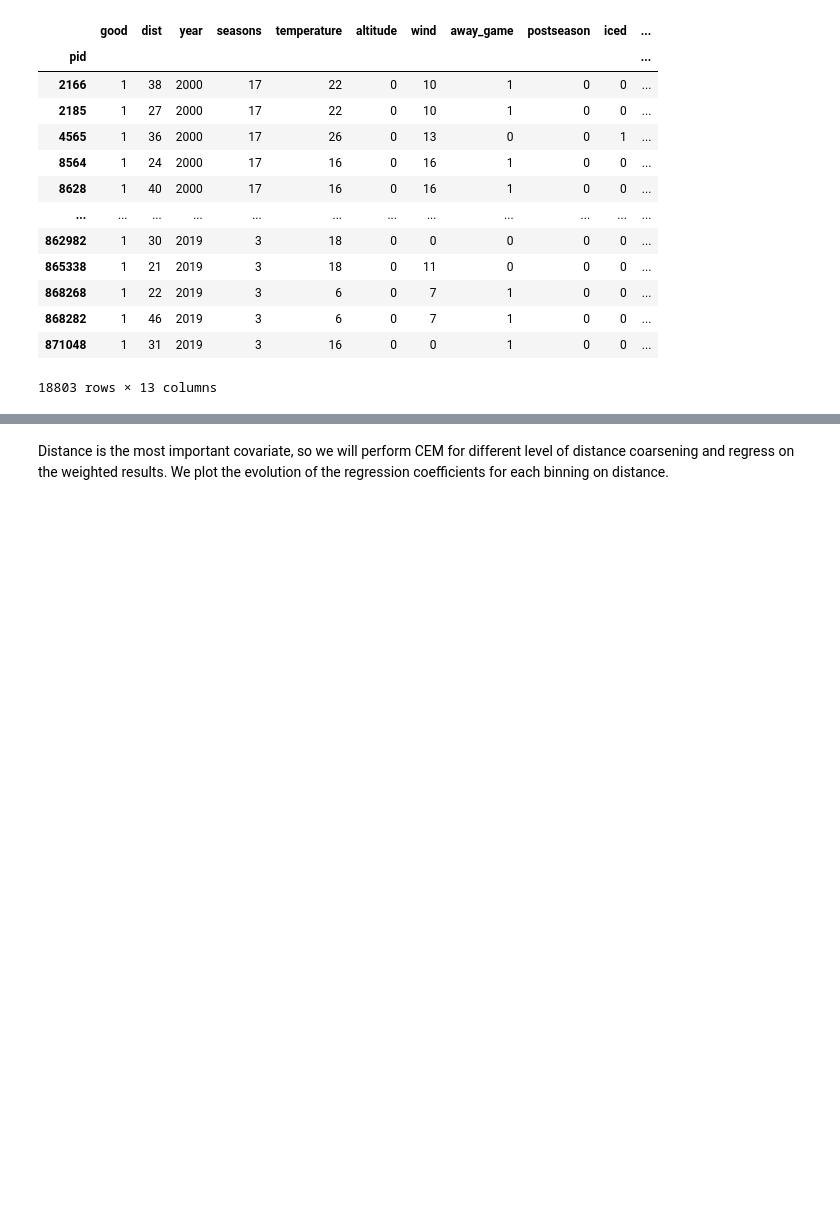
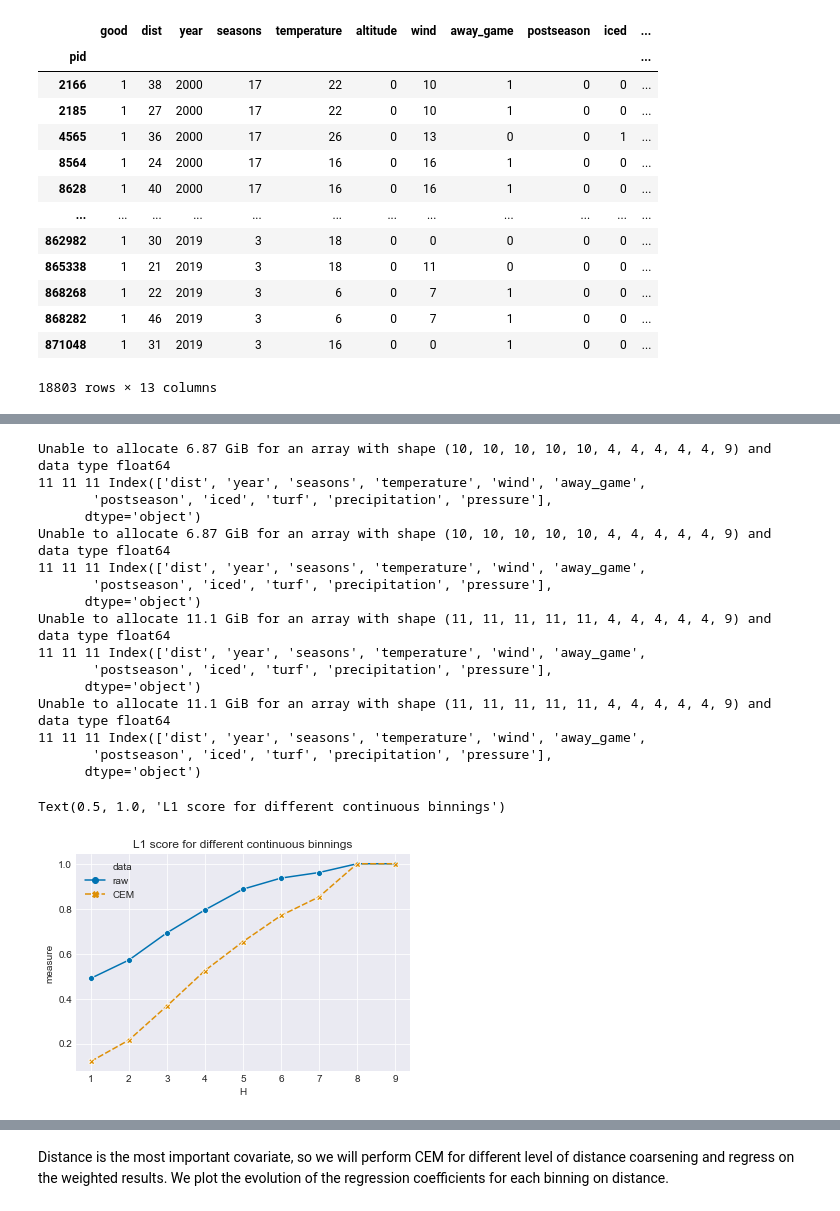
Before and after one commit to lewisbails/nfl-project, a Jupyter notebook: notebooks/field_goals.ipynb, the cells around one changed output, grey strips where cells are left out. Drawn from its saved outputs; the diff is of its cells as text; code cells hidden in the pictures; blank space fills up the shorter version.

```diff
--- a/notebooks/field_goals.ipynb
+++ b/notebooks/field_goals.ipynb
@@ -104,0 +111,18 @@ L1, which is a metric of the joint-distribution of covariates, should be monoton
+# %%
+coarsening = {
+    'dist': {'bins': 4, 'cut': 'cut'}, # relax over
+    'year': {'bins': 4, 'cut': 'cut'}, # uniform so qcut=cut
+    'seasons': {'bins': [0, 0.25, 0.75, 1], 'cut': 'qcut'}, # quantiles
+    'temperature': {'bins': [0, 0.05, 0.5, 0.95, 1], 'cut': 'qcut'}, #quantiles
+    'wind': {'bins': [-1, 6, 18, 41], 'cut': 'cut'},
+    'pressure': {'bins': [-1,1,4,6], 'cut': 'cut'},
+    'postseason': {'bins': 2, 'cut': 'cut'},
+    'iced': {'bins': 2, 'cut': 'cut'},
+    'precipitation': {'bins': 2, 'cut': 'cut'},
+    'altitude': {'bins': 2, 'cut': 'cut'},
+    'turf': {'bins': 2, 'cut': 'cut'},
+    'away_game': {'bins': 2, 'cut': 'cut'},
+    'altitude': {'bins': 2, 'cut': 'cut'},
+}
+coarsening.pop(T)
+coarsening
@@ -104,0 +141,33 @@ L1, which is a metric of the joint-distribution of covariates, should be monoton
+# %%
+weights = CEM.match(df.drop('good', axis=1), T, coarsening)
+# %%
+rows = []
+cont_bins = range(1,10)
+for H in cont_bins:
+    # we use H bins for continuous variables when evaluating imbalance
+    original_imbalance, (bins, ranges) = CEM.imbalance(df.drop('good', axis=1), T, continuous=continuous, H=H, retargs=True)
+    rows.append(pd.Series({'data':'raw', 'measure':original_imbalance, 'H': H}))
+    cem_imbalance = CEM.imbalance(df.drop('good', axis=1).loc[weights>0, :], T, bins=bins, ranges=ranges) # same bins and ranges as raw data histogram
+    rows.append(pd.Series({'data':'CEM', 'measure':cem_imbalance, 'H': H}))
+imbalance = pd.DataFrame.from_records(rows)
+ax = sns.lineplot(x='H', y='measure', hue='data', data=imbalance, markers=True, style='data')
+ax.set_title('L1 score for different continuous binnings')
+# %% [output]
+Unable to allocate 6.87 GiB for an array with shape (10, 10, 10, 10, 10, 4, 4, 4, 4, 4, 9) and data type float64
+11 11 11 Index(['dist', 'year', 'seasons', 'temperature', 'wind', 'away_game',
+       'postseason', 'iced', 'turf', 'precipitation', 'pressure'],
+      dtype='object')
+Unable to allocate 6.87 GiB for an array with shape (10, 10, 10, 10, 10, 4, 4, 4, 4, 4, 9) and data type float64
+11 11 11 Index(['dist', 'year', 'seasons', 'temperature', 'wind', 'away_game',
+       'postseason', 'iced', 'turf', 'precipitation', 'pressure'],
+      dtype='object')
+Unable to allocate 11.1 GiB for an array with shape (11, 11, 11, 11, 11, 4, 4, 4, 4, 4, 9) and data type float64
+11 11 11 Index(['dist', 'year', 'seasons', 'temperature', 'wind', 'away_game',
+       'postseason', 'iced', 'turf', 'precipitation', 'pressure'],
+      dtype='object')
+Unable to allocate 11.1 GiB for an array with shape (11, 11, 11, 11, 11, 4, 4, 4, 4, 4, 9) and data type float64
+11 11 11 Index(['dist', 'year', 'seasons', 'temperature', 'wind', 'away_game',
+       'postseason', 'iced', 'turf', 'precipitation', 'pressure'],
+      dtype='object')
+Text(0.5, 1.0, 'L1 score for different continuous binnings')
+[figure, added]
```
Also changed, not shown: parts of 35 cells of this notebook, 2 other files.
